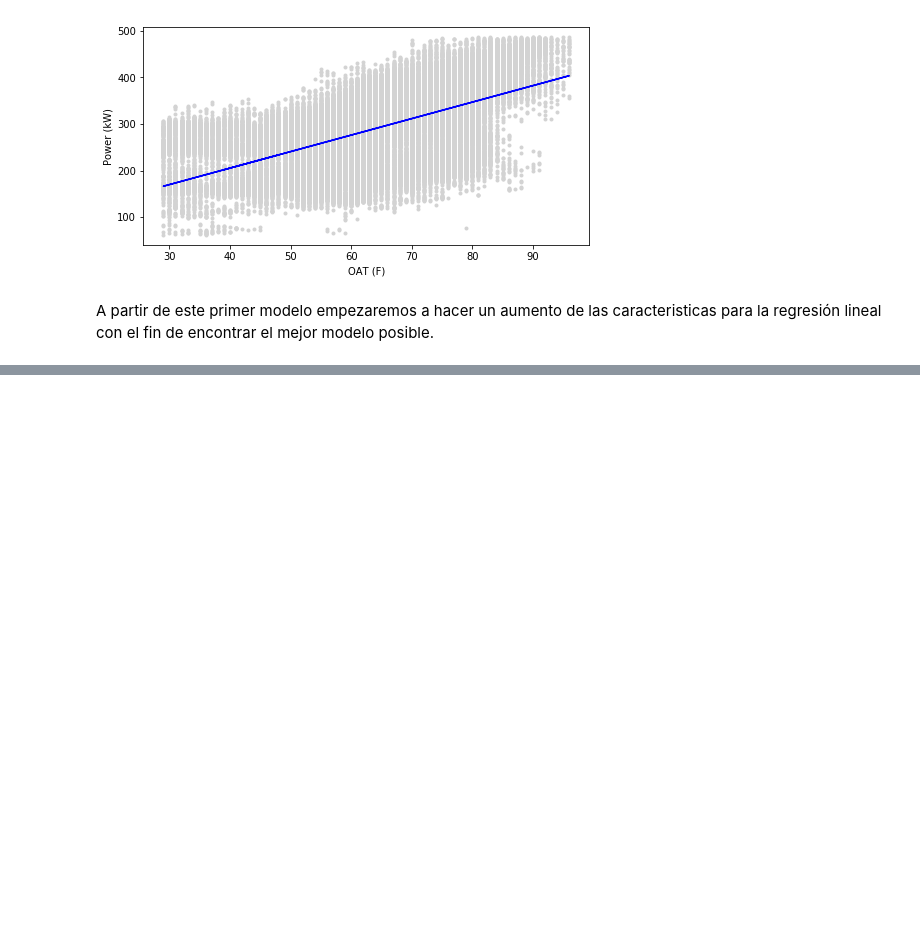
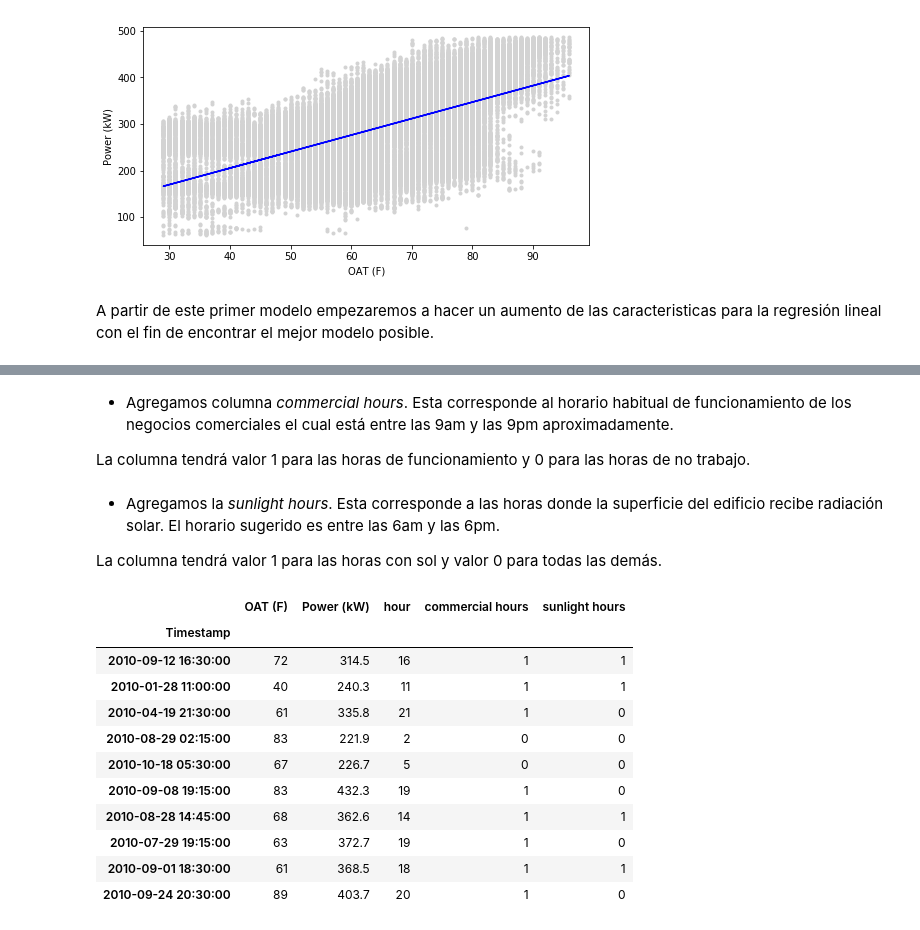
Before and after one commit to nicolerivera1/Statistical_Learning, a Jupyter notebook: linear_regression.ipynb, the cells around one changed output, grey strips where cells are left out. Saved outputs shown, nothing was run; the diff lists cells and outputs as text; code cells hidden in the pictures; blank space fills up the shorter version.

```diff
--- a/linear_regression.ipynb
+++ b/linear_regression.ipynb
@@ -238,0 +274,29 @@ A partir de este primer modelo empezaremos a hacer un aumento de las caracterist
+# %% [markdown]
+- Agregamos columna _commercial hours_. Esta corresponde al horario habitual de funcionamiento de los negocios comerciales el cual está entre las 9am y las 9pm aproximadamente.
+
+La columna tendrá valor 1 para las horas de funcionamiento y 0 para las horas de no trabajo.
+# %%
+# --- agregamos columna comercial hours --- #
+nw_data['commercial hours'] = np.where( ((nw_data.index.hour >= 9) & (nw_data.index.hour <= 21)), 1, 0)
+# %% [markdown]
+- Agregamos la _sunlight hours_. Esta corresponde a las horas donde la superficie del edificio recibe radiación solar. El horario sugerido es entre las 6am y las 6pm.
+
+La columna tendrá valor 1 para las horas con sol y valor 0 para todas las demás.
+# %%
+# --- agregamos columna comercial hours --- #
+nw_data['sunlight hours'] = np.where( ((nw_data.index.hour >= 6) & (nw_data.index.hour <= 18)), 1, 0)
+# %%
+nw_data.sample(10)
+# %% [output]
+|  | OAT (F) | Power (kW) | hour | commercial hours | sunlight hours |
+| Timestamp |  |  |  |  |  |
+| 2010-09-12 16:30:00 | 72 | 314.5 | 16 | 1 | 1 |
+| 2010-01-28 11:00:00 | 40 | 240.3 | 11 | 1 | 1 |
+| 2010-04-19 21:30:00 | 61 | 335.8 | 21 | 1 | 0 |
+| 2010-08-29 02:15:00 | 83 | 221.9 | 2 | 0 | 0 |
+| 2010-10-18 05:30:00 | 67 | 226.7 | 5 | 0 | 0 |
+| 2010-09-08 19:15:00 | 83 | 432.3 | 19 | 1 | 0 |
+| 2010-08-28 14:45:00 | 68 | 362.6 | 14 | 1 | 1 |
+| 2010-07-29 19:15:00 | 63 | 372.7 | 19 | 1 | 0 |
+| 2010-09-01 18:30:00 | 61 | 368.5 | 18 | 1 | 1 |
+| 2010-09-24 20:30:00 | 89 | 403.7 | 20 | 1 | 0 |
```
Also changed, not shown: parts of 17 cells of this notebook.
